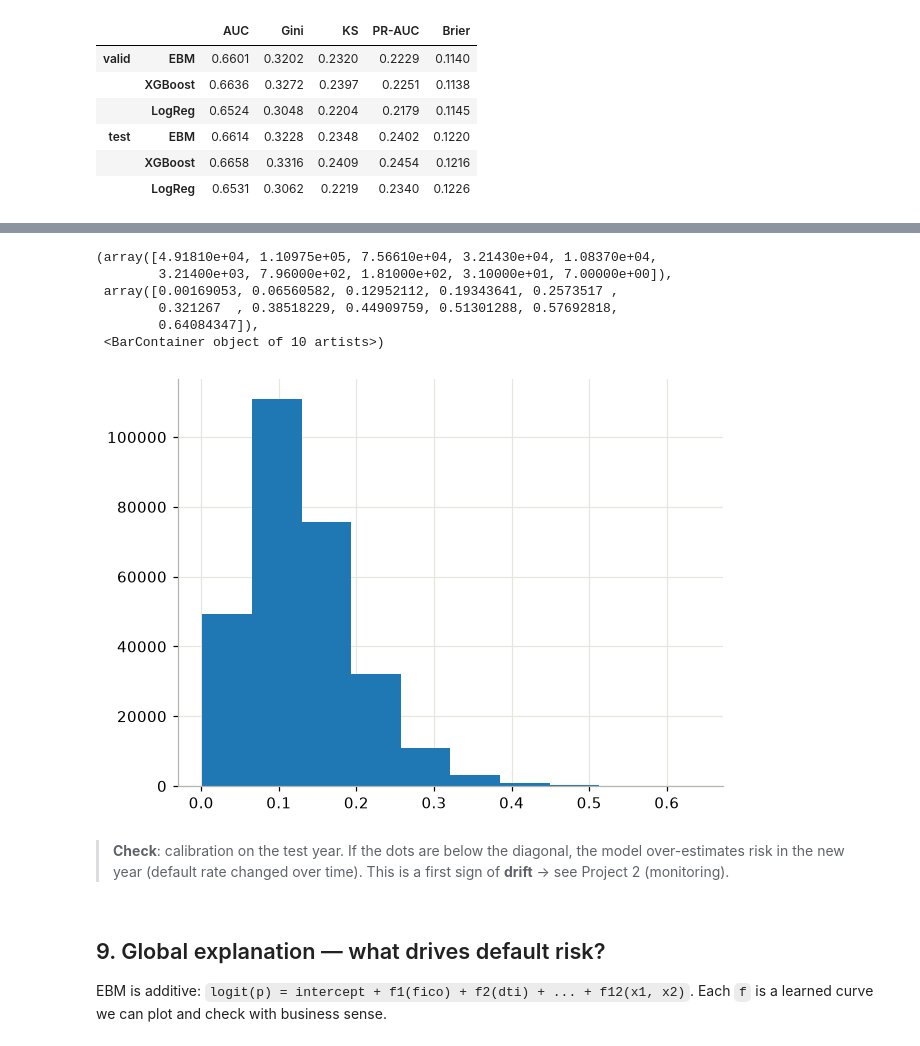
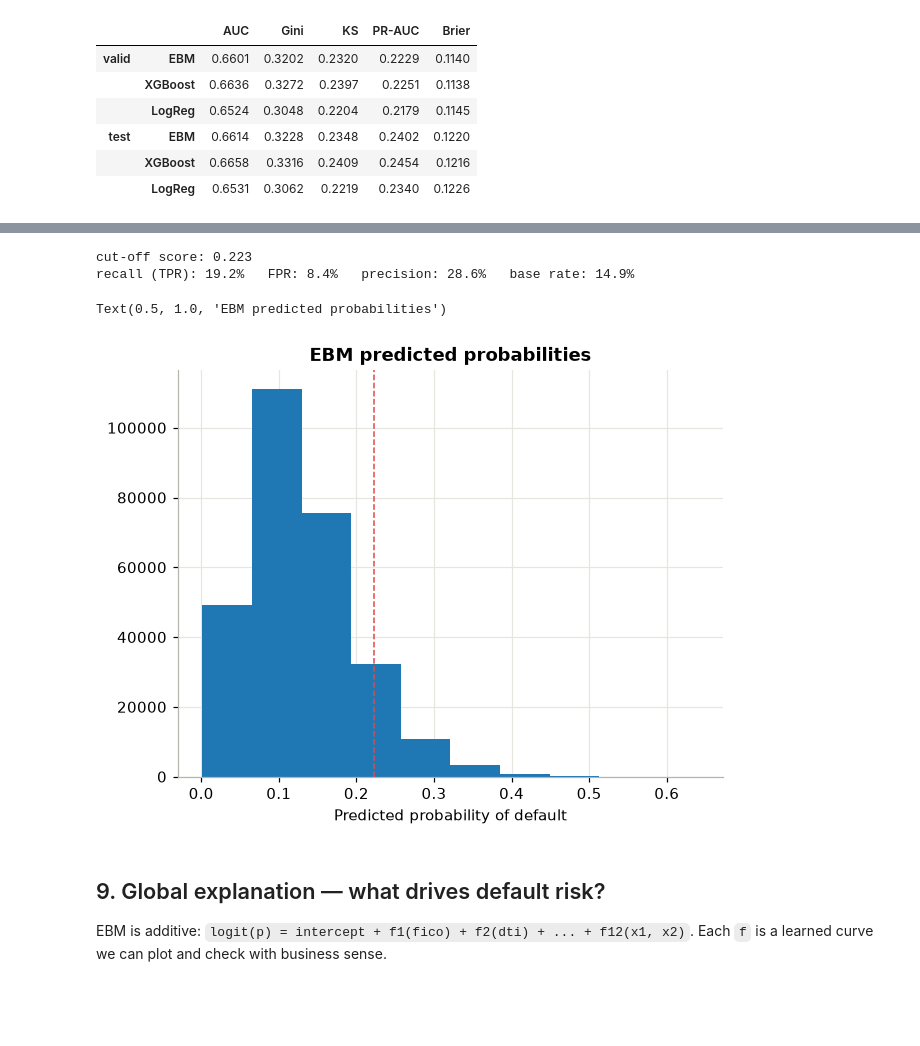
Before and after one commit to natsumisugimoto817/bank-risk-ml, a Jupyter notebook: src/01_credit_scoring_ebm.ipynb, the cells around one changed output, grey strips where cells are left out. Cells and saved outputs as stored; diff of their text form; code cells hidden in the pictures; blank space fills up the shorter version.

```diff
--- a/src/01_credit_scoring_ebm.ipynb
+++ b/src/01_credit_scoring_ebm.ipynb
@@ -454,23 +470,3 @@ results
 | test | EBM | 0.6614 | 0.3228 | 0.2348 | 0.2402 | 0.1220 |
 |  | XGBoost | 0.6658 | 0.3316 | 0.2409 | 0.2454 | 0.1216 |
 |  | LogReg | 0.6531 | 0.3062 | 0.2219 | 0.2340 | 0.1226 |
-# %%
-p_te = preds["test"]
-fig, axes = plt.subplots(1, 2, figsize=(12, 4.5))
-
-for m, p in p_te.items():
-    fpr, tpr, _ = roc_curve(y_te, p)
-    axes[0].plot(fpr, tpr, color=COLORS[m], label=f"{m}  (AUC {roc_auc_score(y_te, p):.3f})")
-axes[0].plot([0, 1], [0, 1], color=GREY, ls="--", lw=1)
-axes[0].set(title=f"ROC curve — test {TEST_YEAR}", xlabel="False positive rate", ylabel="True positive rate")
-axes[0].legend(loc="lower right", frameon=False)
-
-for m, p in p_te.items():
-    frac_pos, mean_pred = calibration_curve(y_te, p, n_bins=10, strategy="quantile")
-    axes[1].plot(mean_pred * 100, frac_pos * 100, color=COLORS[m], marker="o", markersize=5, label=m)
-lim = max(axes[1].get_xlim()[1], axes[1].get_ylim()[1])
-axes[1].plot([0, lim], [0, lim], color=GREY, ls="--", lw=1)
-axes[1].set(title="Calibration — predicted vs actual default rate",
-            xlabel="Predicted default rate (%)", ylabel="Actual default rate (%)")
-axes[1].legend(loc="upper left", frameon=False)
-plt.tight_layout(); plt.show()
@@ -479,15 +478,26 @@ plt.tight_layout(); plt.show()
+# %%
+p = p_te["EBM"]
+y = y_te.to_numpy()
+cut = np.quantile(p, 0.90)          # top 10% = score above the 90th percentile
+flag = p >= cut
+
+tpr = flag[y == 1].mean()           # share of defaulters caught  (red line in KS)
+fpr = flag[y == 0].mean()           # share of payers flagged     (grey line in KS)
+precision = y[flag].mean()          # share of flagged who default
+
+print(f"cut-off score: {cut:.3f}")
+print(f"recall (TPR): {tpr:.1%}   FPR: {fpr:.1%}   precision: {precision:.1%}   base rate: {y.mean():.1%}")
+# %% [output]
+cut-off score: 0.223
+recall (TPR): 19.2%   FPR: 8.4%   precision: 28.6%   base rate: 14.9%
 # %%
 plt.hist(ebm.predict_proba(X)[:, 1])
+plt.axvline(cut, color=RISK_UP, ls="--", lw=1)
+plt.xlabel("Predicted probability of default")
+plt.title("EBM predicted probabilities")
 # %% [output]
-(array([4.91810e+04, 1.10975e+05, 7.56610e+04, 3.21430e+04, 1.08370e+04,
-        3.21400e+03, 7.96000e+02, 1.81000e+02, 3.10000e+01, 7.00000e+00]),
- array([0.00169053, 0.06560582, 0.12952112, 0.19343641, 0.2573517 ,
-        0.321267  , 0.38518229, 0.44909759, 0.51301288, 0.57692818,
-        0.64084347]),
- <BarContainer object of 10 artists>)
+Text(0.5, 1.0, 'EBM predicted probabilities')
-[figure, old version]
+[figure, new version]
-# %% [markdown]
-> **Check**: calibration on the test year. If the dots are below the diagonal, the model over-estimates risk in the new year (default rate changed over time). This is a first sign of **drift** → see Project 2 (monitoring).
 # %% [markdown]
 ## 9. Global explanation — what drives default risk?
 EBM is additive: `logit(p) = intercept + f1(fico) + f2(dti) + ... + f12(x1, x2)`.
```
Also changed, not shown: parts of 8 cells of this notebook, 2 other files.
